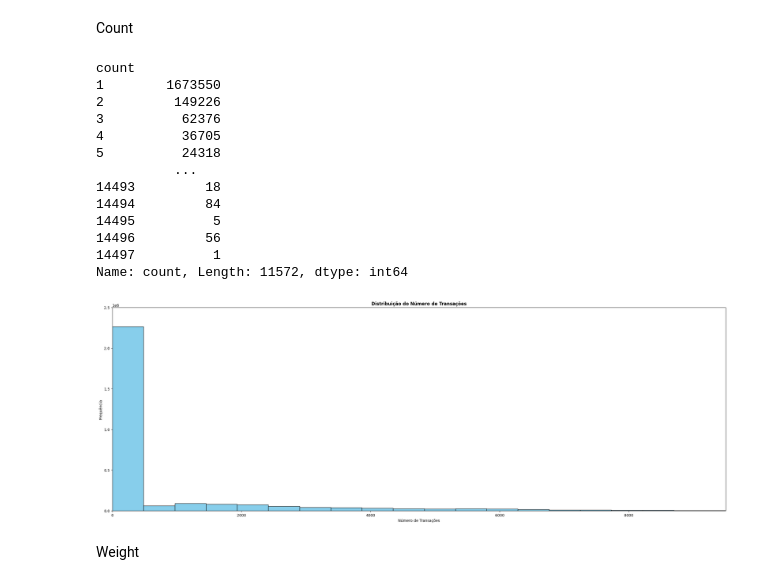
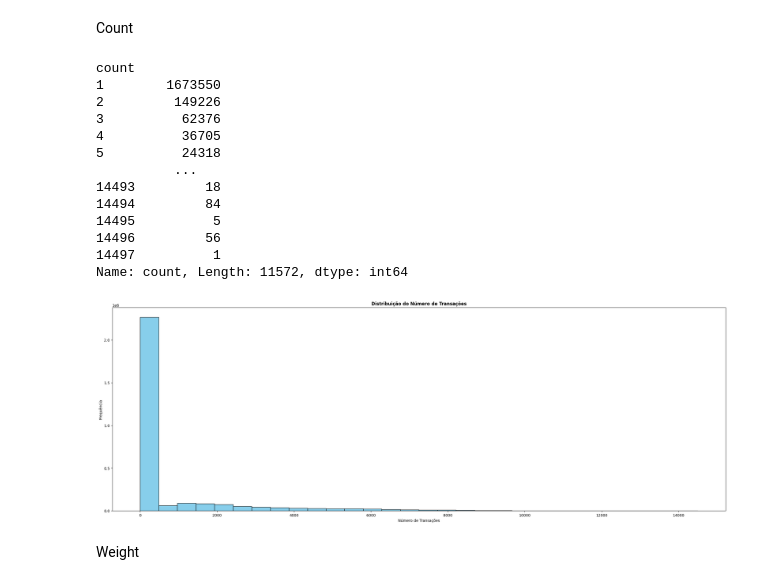
Before and after one commit to RicardoLlima/Decision-Tree_Bitcoin-Heist, a Jupyter notebook: Projeto.ipynb, the cells around one changed output. Cells and saved outputs as stored; diff of their text form; code cells hidden in the pictures.

```diff
--- a/Projeto.ipynb
+++ b/Projeto.ipynb
@@ -123,29 +123,27 @@ Count
 # %%
 transacoes = df["count"].value_counts().sort_index(ascending=True)
 print(transacoes)
 plt.figure(figsize=(30, 10))
 plt.hist(df['count'], bins=30, color='skyblue', edgecolor='black')
 plt.title('Distribuição do Número de Transações', weight='bold')
 plt.xlabel('Número de Transações')
 plt.ylabel('Frequência')
-plt.xlim([0,9500])
-plt.ylim([0,2500000])
 plt.show()
 # %% [output]
 count
 1        1673550
 2         149226
 3          62376
 4          36705
 5          24318
           ...
 14493         18
 14494         84
 14495          5
 14496         56
 14497          1
 Name: count, Length: 11572, dtype: int64
-[figure, old version]
+[figure, new version]
 # %% [markdown]
 Weight
 # %%
```
Also changed, not shown: parts of 3 cells of this notebook.
